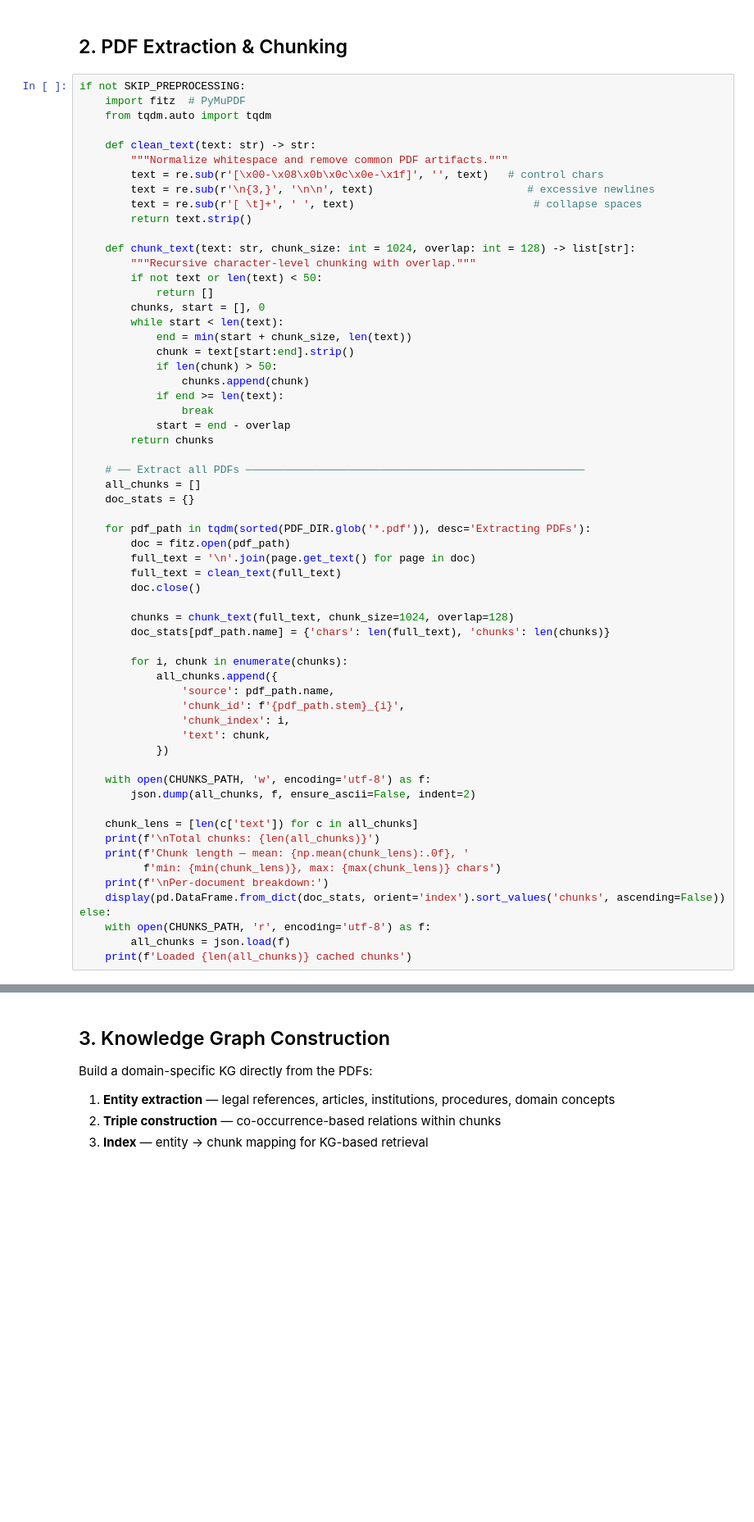
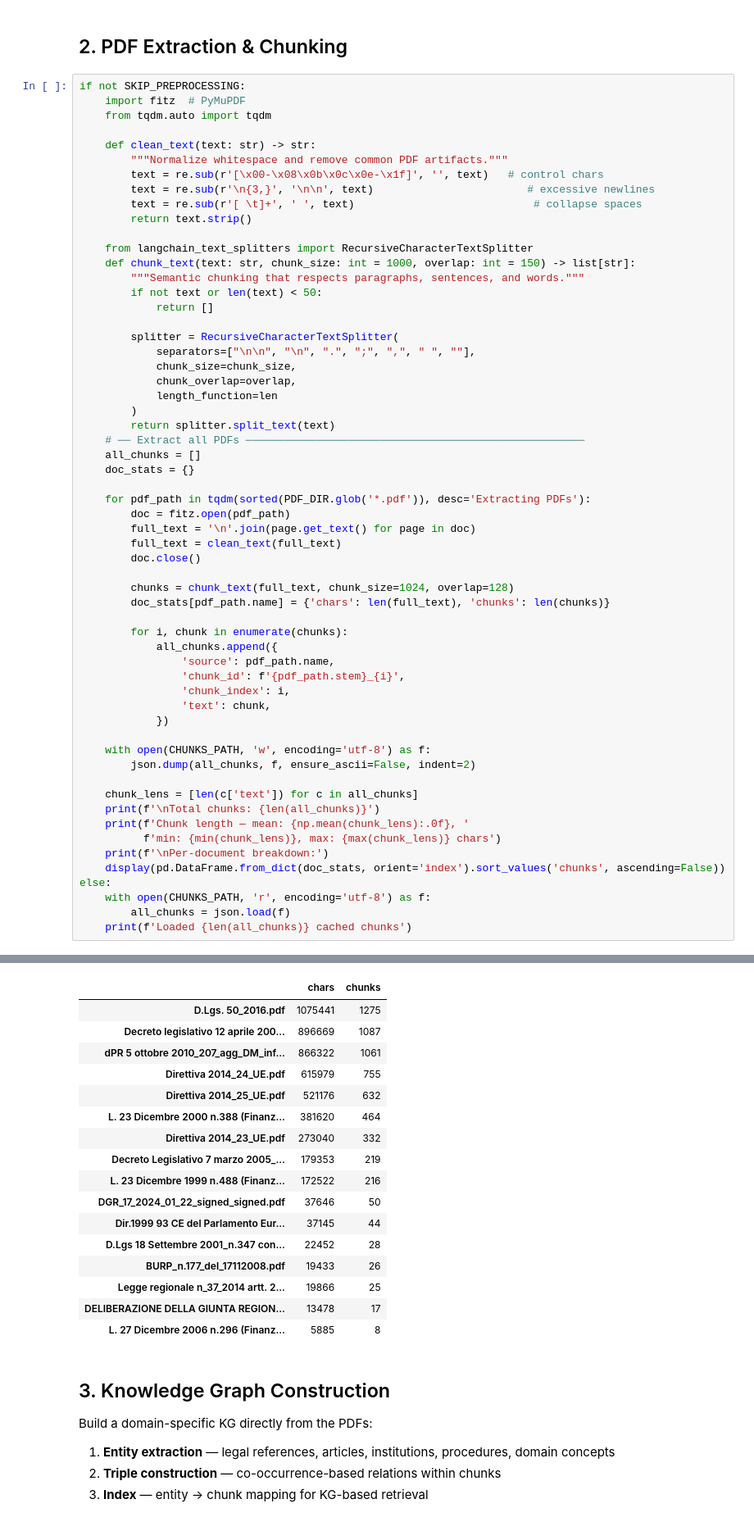
Before and after one commit to MarcoLillx/SLM_Finetuning_4_RAG, a Jupyter notebook: notebooks/slm-finetuning-rag-pa.ipynb, the cells around one changed output, grey strips where cells are left out. Shown at 82% size. Cells and saved outputs as stored; diff of their text form; blank space fills up the shorter version.

```diff
--- a/notebooks/slm-finetuning-rag-pa.ipynb
+++ b/notebooks/slm-finetuning-rag-pa.ipynb
@@ -152,21 +166,19 @@ if not SKIP_PREPROCESSING:
         text = re.sub(r'[ \t]+', ' ', text)                            # collapse spaces
         return text.strip()
 
-    def chunk_text(text: str, chunk_size: int = 1024, overlap: int = 128) -> list[str]:
-        """Recursive character-level chunking with overlap."""
+    from langchain_text_splitters import RecursiveCharacterTextSplitter
+    def chunk_text(text: str, chunk_size: int = 1000, overlap: int = 150) -> list[str]:
+        """Semantic chunking that respects paragraphs, sentences, and words."""
         if not text or len(text) < 50:
             return []
-        chunks, start = [], 0
-        while start < len(text):
-            end = min(start + chunk_size, len(text))
-            chunk = text[start:end].strip()
-            if len(chunk) > 50:
-                chunks.append(chunk)
-            if end >= len(text):
-                break
-            start = end - overlap
-        return chunks
 
+        splitter = RecursiveCharacterTextSplitter(
+            separators=["\n\n", "\n", ".", ";", ",", " ", ""],
+            chunk_size=chunk_size,
+            chunk_overlap=overlap,
+            length_function=len
+        )
+        return splitter.split_text(text)
     # ── Extract all PDFs ─────────────────────────────────────────────────────
     all_chunks = []
     doc_stats = {}
@@ -206,3 +221,20 @@ Loaded 5740 cached chunks
+|  | chars | chunks |
+| D.Lgs. 50_2016.pdf | 1075441 | 1275 |
+| Decreto legislativo 12 aprile 200... | 896669 | 1087 |
+| dPR 5 ottobre 2010_207_agg_DM_inf... | 866322 | 1061 |
+| Direttiva 2014_24_UE.pdf | 615979 | 755 |
+| Direttiva 2014_25_UE.pdf | 521176 | 632 |
+| L. 23 Dicembre 2000 n.388 (Finanz... | 381620 | 464 |
+| Direttiva 2014_23_UE.pdf | 273040 | 332 |
+| Decreto Legislativo 7 marzo 2005_... | 179353 | 219 |
+| L. 23 Dicembre 1999 n.488 (Finanz... | 172522 | 216 |
+| DGR_17_2024_01_22_signed_signed.pdf | 37646 | 50 |
+| Dir.1999 93 CE del Parlamento Eur... | 37145 | 44 |
+| D.Lgs 18 Settembre 2001_n.347 con... | 22452 | 28 |
+| BURP_n.177_del_17112008.pdf | 19433 | 26 |
+| Legge regionale n_37_2014 artt. 2... | 19866 | 25 |
+| DELIBERAZIONE DELLA GIUNTA REGION... | 13478 | 17 |
+| L. 27 Dicembre 2006 n.296 (Finanz... | 5885 | 8 |
 # %% [markdown]
 ## 3. Knowledge Graph Construction
 
```
Also changed, not shown: parts of 19 cells of this notebook, 7 other files.
